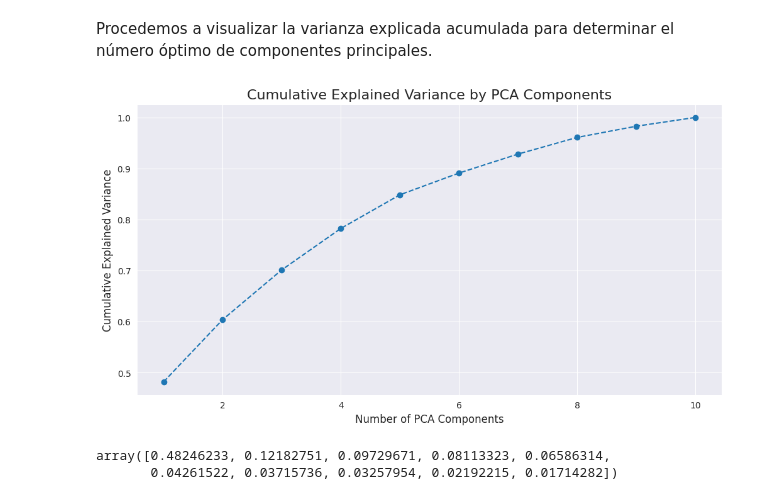
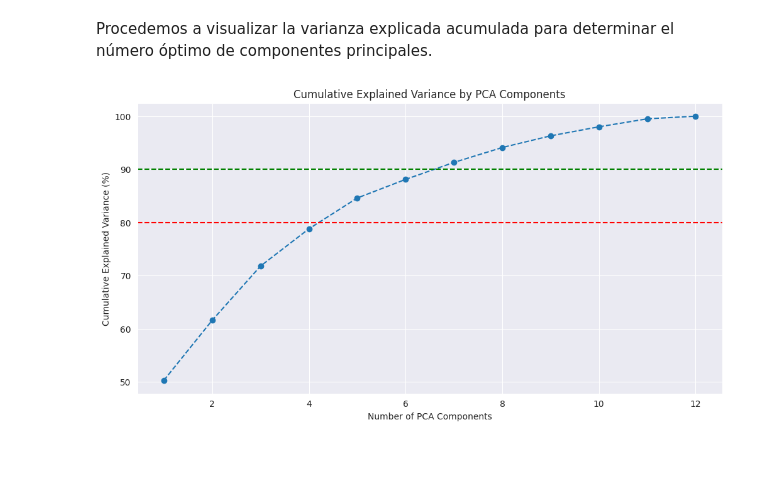
Before and after one commit to Chrissroman/md004_ha_dv, a Jupyter notebook: deliverables/MD004ChristianRomanMarinAC03.ipynb, the cells around one changed output. Drawn from its saved outputs; the diff is of its cells as text; code cells hidden in the pictures; blank space fills up the shorter version.

```diff
--- a/deliverables/MD004ChristianRomanMarinAC03.ipynb
+++ b/deliverables/MD004ChristianRomanMarinAC03.ipynb
@@ -110,7 +110,7 @@ data.describe()
 # %%
 # First, get columns that is categoryical
-# In this DataSet, all columns with int64 are categorical.(lebel encoded)
-categorical_cols = data.select_dtypes(include=['int64']).columns
+# In this DataSet, c_river_variable is categorical variable.(lebel encoded)
+categorical_cols = ['c_river_variable']
 
 data_float = data.drop(columns=categorical_cols).copy()
 fig, ax = plt.subplots(figsize=(32, 12), ncols = data_float.shape[1], nrows = 2, dpi=200)
@@ -289,17 +293,21 @@ Procedemos a visualizar la varianza explicada acumulada para determinar el núme
 # %%
 n_components = range(1, len(explained_var) + 1 )
 
 plt.figure(figsize=(12, 6), dpi=100)
-plt.plot(n_components, cumulative_explained_var, marker='o', linestyle='--')
-plt.title('Cumulative Explained Variance by PCA Components', fontsize = 16)
-plt.xlabel('Number of PCA Components', fontsize = 12)
-plt.ylabel('Cumulative Explained Variance', fontsize = 12)
+plt.plot(
+    n_components,
+    np.round(cumulative_explained_var * 100, 1),
+    marker='o', linestyle='--'
+    )
+
+# Add horizontal line at 80% and 90% explained variance
+plt.axhline(80, color='red', linestyle='--', label='80% Explained Variance')
+plt.axhline(90, color='green', linestyle='--', label='90% Explained Variance')
+
+plt.title('Cumulative Explained Variance by PCA Components', fontsize = 12)
+plt.xlabel('Number of PCA Components', fontsize = 10)
+plt.ylabel('Cumulative Explained Variance (%)', fontsize = 10)
 
 plt.show()
 # %% [output]
-[figure, old version]
+[figure, new version]
-# %%
-pca.explained_variance_ratio_
-# %% [output]
-array([0.48246233, 0.12182751, 0.09729671, 0.08113323, 0.06586314,
-       0.04261522, 0.03715736, 0.03257954, 0.02192215, 0.01714282])
```
Also changed, not shown: parts of 14 cells of this notebook.
